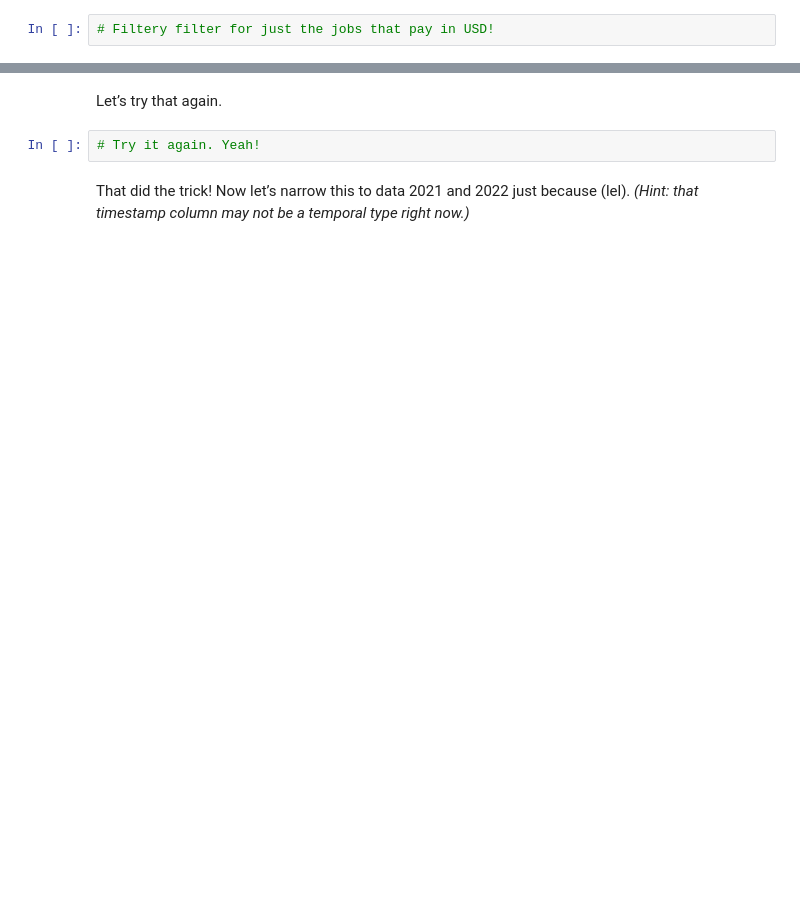
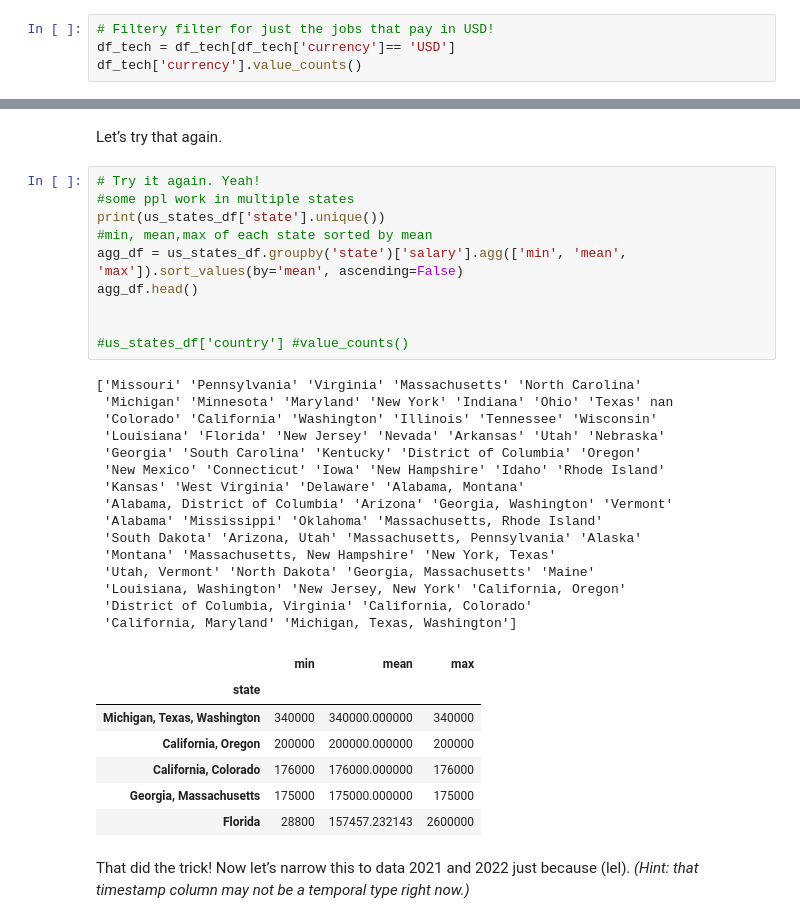
Before and after one commit to tsunar2002/ds-fall-2025-tue, a Jupyter notebook: Week-02-Pandas-Part-2-and-DS-Overview/exercise/Thasmia-Showmir-week-02.ipynb, the cells around one changed output, grey strips where cells are left out. Saved outputs shown, nothing was run; the diff lists cells and outputs as text; blank space fills up the shorter version.

```diff
--- a/Week-02-Pandas-Part-2-and-DS-Overview/exercise/Thasmia-Showmir-week-02.ipynb
+++ b/Week-02-Pandas-Part-2-and-DS-Overview/exercise/Thasmia-Showmir-week-02.ipynb
@@ -118,3 +297,5 @@ We are very interested in salary figures. But how many dollars 💵 is a euro
 For now, let’s just look at U.S. dollars (`'USD'`).
 # %%
 # Filtery filter for just the jobs that pay in USD!
+df_tech = df_tech[df_tech['currency']== 'USD']
+df_tech['currency'].value_counts()
@@ -152,7 +486,38 @@ Well, pooh! We forgot that `salary` isn’t numeric. Something wrong must be fix
 # %% [markdown]
 Let’s try that again.
-# %%
-# Try it again. Yeah!
+# %%
+# Try it again. Yeah!
+#some ppl work in multiple states
+print(us_states_df['state'].unique())
+#min, mean,max of each state sorted by mean
+agg_df = us_states_df.groupby('state')['salary'].agg(['min', 'mean', 'max']).sort_values(by='mean', ascending=False)
+agg_df.head()
+
+
+#us_states_df['country'] #value_counts()
+# %% [output]
+['Missouri' 'Pennsylvania' 'Virginia' 'Massachusetts' 'North Carolina'
+ 'Michigan' 'Minnesota' 'Maryland' 'New York' 'Indiana' 'Ohio' 'Texas' nan
+ 'Colorado' 'California' 'Washington' 'Illinois' 'Tennessee' 'Wisconsin'
+ 'Louisiana' 'Florida' 'New Jersey' 'Nevada' 'Arkansas' 'Utah' 'Nebraska'
+ 'Georgia' 'South Carolina' 'Kentucky' 'District of Columbia' 'Oregon'
+ 'New Mexico' 'Connecticut' 'Iowa' 'New Hampshire' 'Idaho' 'Rhode Island'
+ 'Kansas' 'West Virginia' 'Delaware' 'Alabama, Montana'
+ 'Alabama, District of Columbia' 'Arizona' 'Georgia, Washington' 'Vermont'
+ 'Alabama' 'Mississippi' 'Oklahoma' 'Massachusetts, Rhode Island'
+ 'South Dakota' 'Arizona, Utah' 'Massachusetts, Pennsylvania' 'Alaska'
+ 'Montana' 'Massachusetts, New Hampshire' 'New York, Texas'
+ 'Utah, Vermont' 'North Dakota' 'Georgia, Massachusetts' 'Maine'
+ 'Louisiana, Washington' 'New Jersey, New York' 'California, Oregon'
+ 'District of Columbia, Virginia' 'California, Colorado'
+ 'California, Maryland' 'Michigan, Texas, Washington']
+|  | min | mean | max |
+| state |  |  |  |
+| Michigan, Texas, Washington | 340000 | 340000.000000 | 340000 |
+| California, Oregon | 200000 | 200000.000000 | 200000 |
+| California, Colorado | 176000 | 176000.000000 | 176000 |
+| Georgia, Massachusetts | 175000 | 175000.000000 | 175000 |
+| Florida | 28800 | 157457.232143 | 2600000 |
 # %% [markdown]
 That did the trick! Now let’s narrow this to data 2021 and 2022 just because (lel). *(Hint: that timestamp column may not be a temporal type right now.)*
 # %%
```
Also changed, not shown: parts of 31 cells of this notebook.
